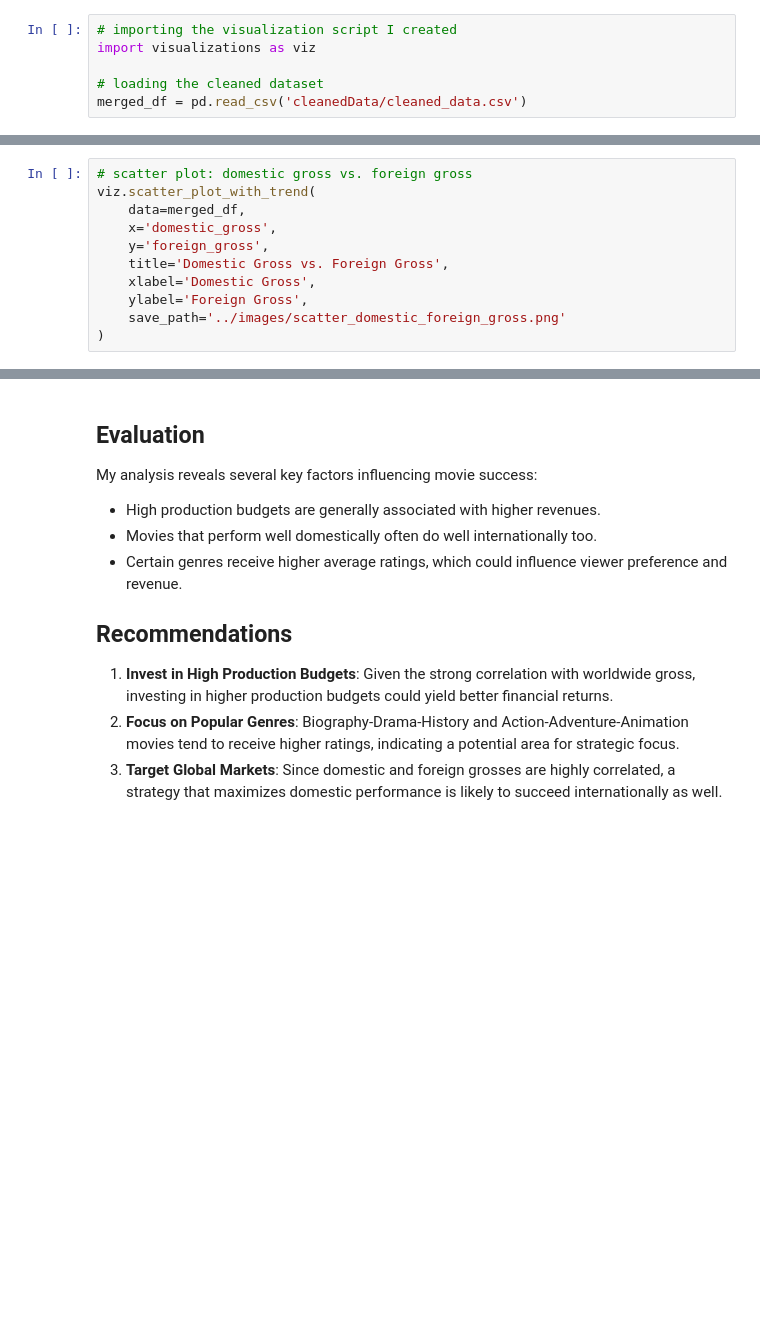
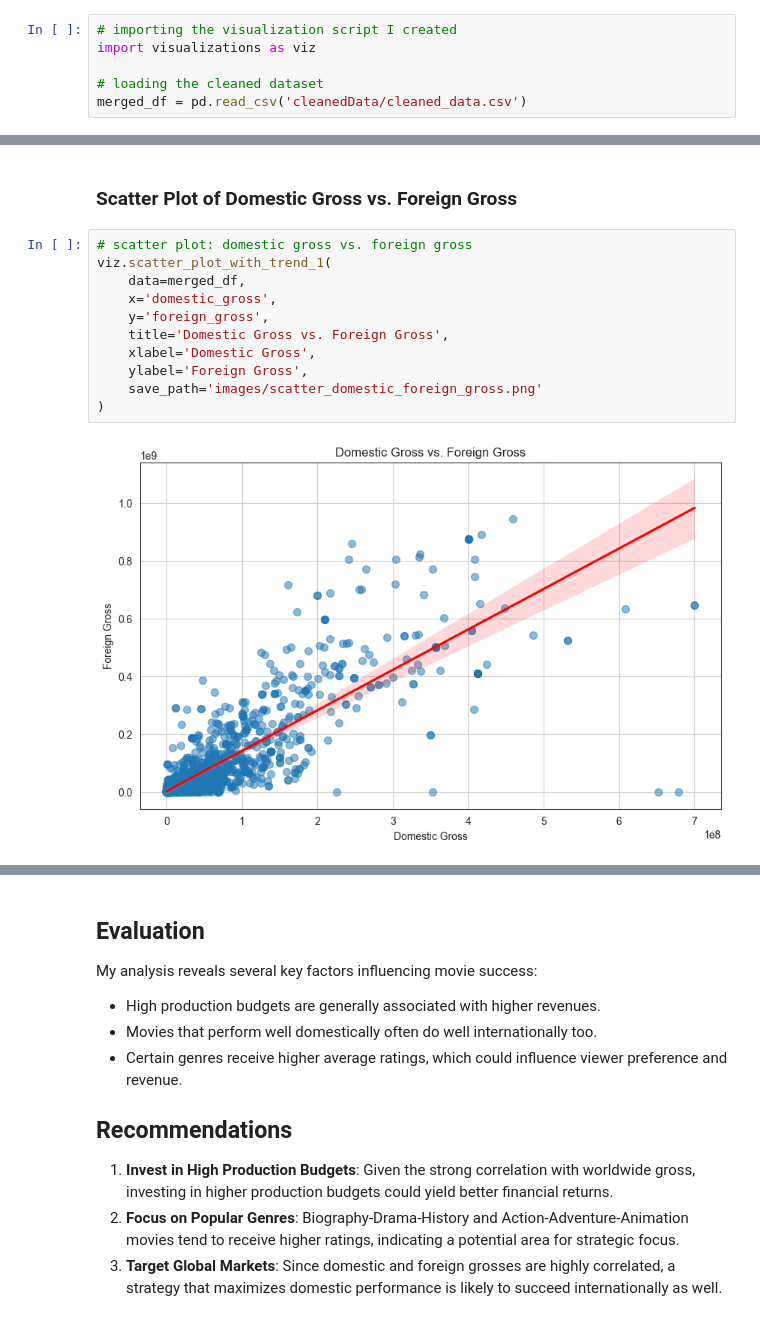
Before and after one commit to 66ultra/MBO-Analysis, a Jupyter notebook: Movie_Box_Office_Analysis.ipynb, the cells around one changed output, grey strips where cells are left out. Cells and saved outputs as stored; diff of their text form; blank space fills up the shorter version.

```diff
--- a/Movie_Box_Office_Analysis.ipynb
+++ b/Movie_Box_Office_Analysis.ipynb
@@ -93,11 +128,15 @@ viz.heatmap(
+# %% [markdown]
+### **Scatter Plot of Domestic Gross vs. Foreign Gross**
 # %%
 # scatter plot: domestic gross vs. foreign gross
-viz.scatter_plot_with_trend(
+viz.scatter_plot_with_trend_1(
     data=merged_df,
     x='domestic_gross',
     y='foreign_gross',
     title='Domestic Gross vs. Foreign Gross',
     xlabel='Domestic Gross',
     ylabel='Foreign Gross',
-    save_path='../images/scatter_domestic_foreign_gross.png'
+    save_path='images/scatter_domestic_foreign_gross.png'
 )
+# %% [output]
+[figure, added]
```
Also changed, not shown: parts of 13 cells of this notebook.
